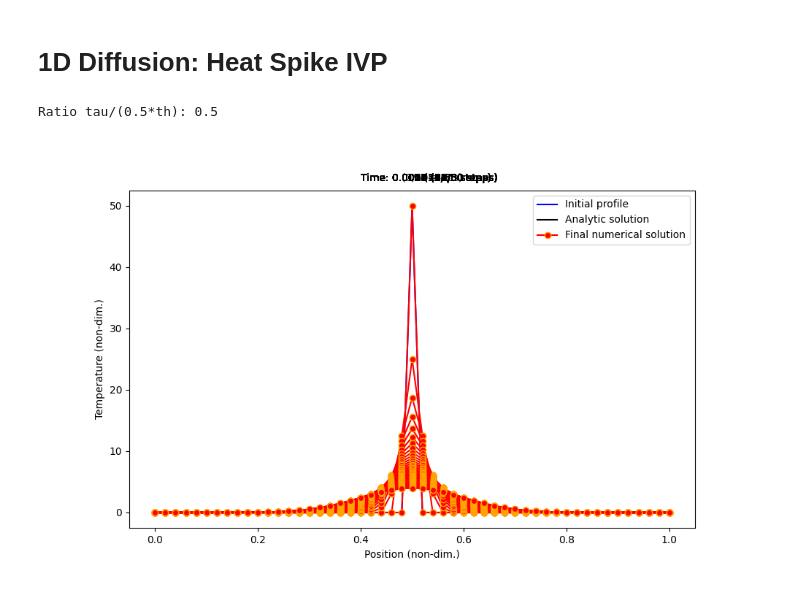
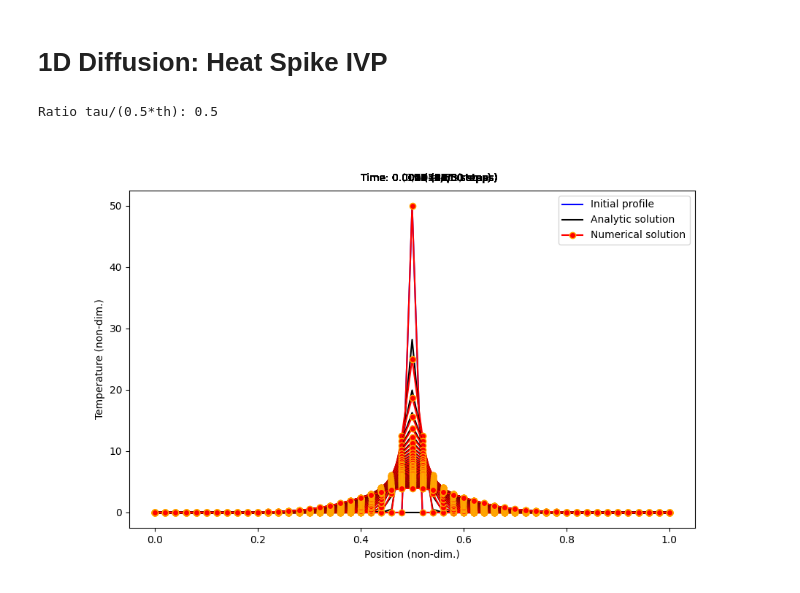
Before and after one commit to spostnova/PHYS3034_CompPhys, a Jupyter notebook: Lectures-slides-codes/Lecture4/diffusion_ftcs.ipynb, the cells around one changed output. Saved outputs shown, nothing was run; the diff lists cells and outputs as text; code cells hidden in the pictures.

Commit message:
corrected diffusion code to show analytic solution for every step

```diff
--- a/Lectures-slides-codes/Lecture4/diffusion_ftcs.ipynb
+++ b/Lectures-slides-codes/Lecture4/diffusion_ftcs.ipynb
@@ -82,42 +82,42 @@ x, temp0, temp_an_array, temp_numeric, time = diffusion_ftcs(tau, h, numSteps)
 # Plot the results as an animation
 
 %matplotlib widget
 # This enables interactive mode; uncomment and run the following line to go back to static:
 # %matplotlib inline
 
 # Set up figure
 fig, ax = plt.subplots(figsize=(10, 6))
 ax.set_xlabel('t')
 ax.set_ylabel('x')
 
 # Plot initial profile
 ax.plot(x, temp0, '-', color='b', linewidth=1.5, label='Initial profile')
 
-# Plot analytic solution
-plt.plot(x, temp_an_array[-1, :], 'k-', linewidth=1.5, label='Analytic solution')
-
-# Plot the numerical solutions interactively
+# Plot the solutions interactively
 artists = []
 
-for i in range(numSteps+1):
+for i in range(numSteps + 1):
 
-    label = 'Final numerical solution' if i == numSteps - 1 else None
+    num_label = 'Numerical solution' if i == 0 else None
+    an_label  = 'Analytic solution' if i == 0 else None
 
-    plot, = ax.plot(x, temp_numeric[i, :], 'ro-', markeredgecolor='orange', label=label)
+    analytic_plot, = ax.plot(x, temp_an_array[i, :], 'k-', linewidth=1.5, label=an_label)
+
+    numeric_plot, = ax.plot(x, temp_numeric[i, :], 'ro-', markeredgecolor='orange', label=num_label)
 
     title = ax.text(0.4, 54, f'Time: {i*tau:.2g} ({i}/{numSteps} steps)')
 
-    artists.append([plot, title])
+    artists.append([analytic_plot, numeric_plot, title])
 
 ani = animation.ArtistAnimation(fig=fig, artists=artists, interval=300, repeat=False)
 
 ax.set_xlabel('Position (non-dim.)')
 ax.set_ylabel('Temperature (non-dim.)')
 ax.legend();
 plt.show()
 # %% [output]
 Ratio tau/(0.5*th): 0.5
-[figure, old version]
+[figure, new version]
 # %%
 #-------------------------------------------------------------------------------
 # Visualization of temperature versus position and time as a 3d surface plot
```
Also changed, not shown: parts of 1 cell of this notebook.
